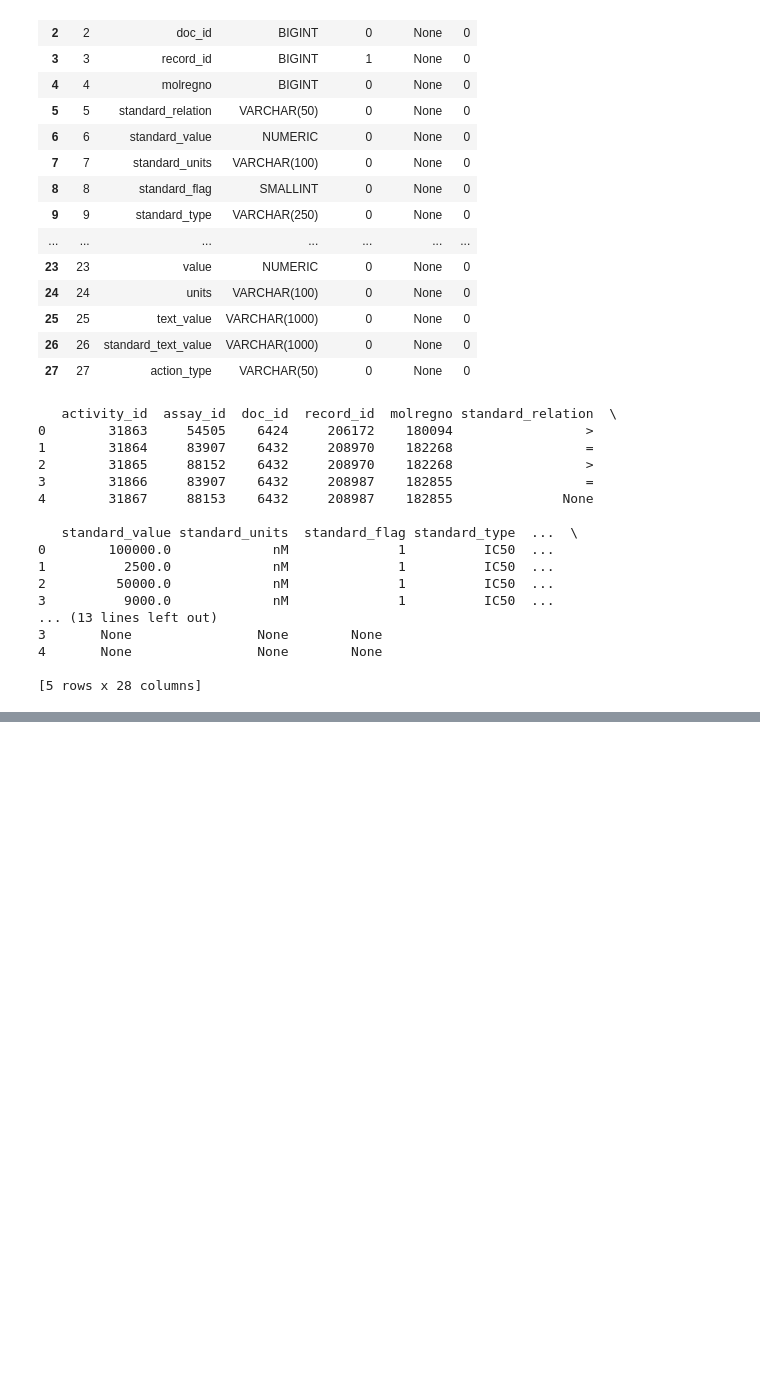
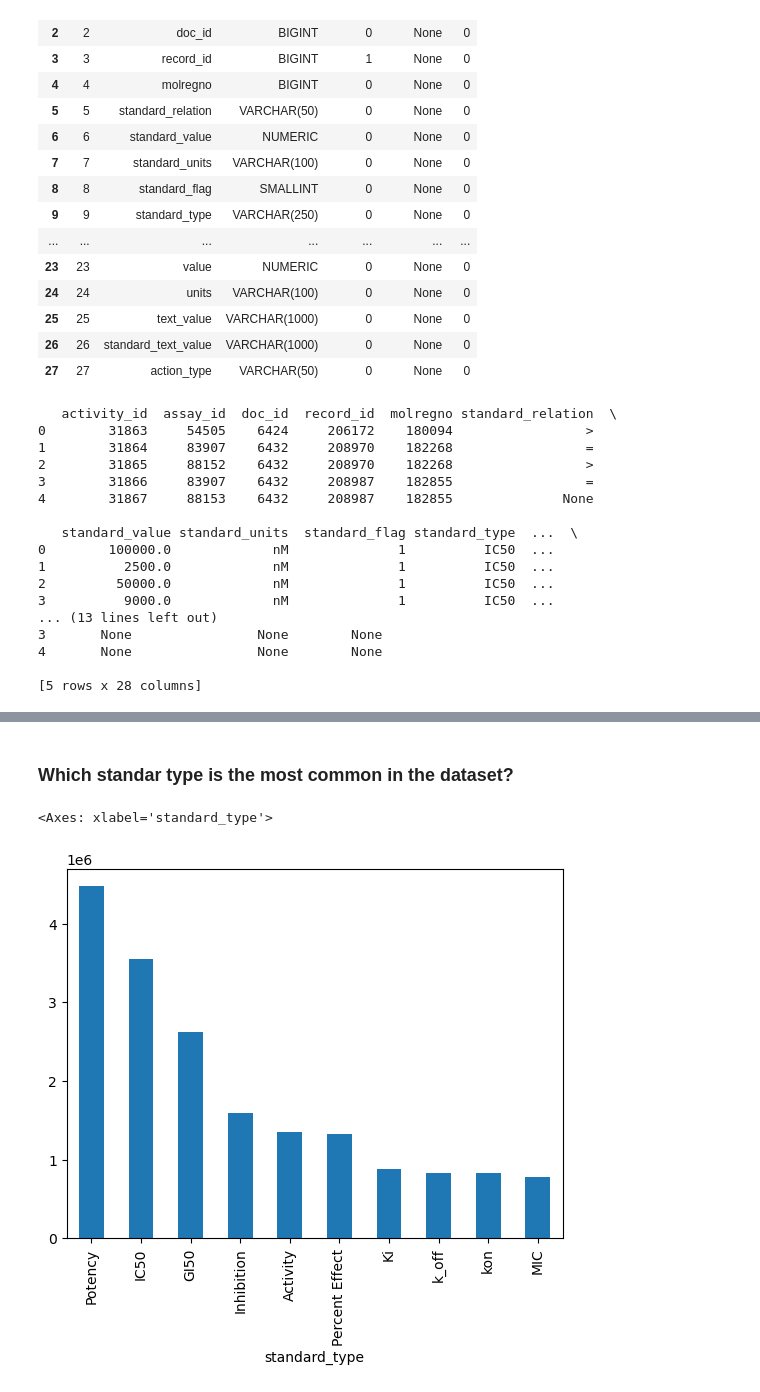
Before and after one commit to mberdakin/chembl-bioactivity-prediction, a Jupyter notebook: notebooks/01_chembl_schema_exploration.ipynb.ipynb, the cells around one changed output, grey strips where cells are left out. Cells and saved outputs as stored; diff of their text form; code cells hidden in the pictures; blank space fills up the shorter version.

```diff
--- a/notebooks/01_chembl_schema_exploration.ipynb.ipynb
+++ b/notebooks/01_chembl_schema_exploration.ipynb.ipynb
@@ -83,0 +261,18 @@ print(df)
+# %% [markdown]
+### Which standar type is the most common in the dataset?
+# %%
+query= """
+SELECT
+standard_type,
+COUNT(*) as n
+FROM activities
+GROUP BY standard_type
+ORDER BY n DESC
+LIMIT 10;"""
+
+df = pd.read_sql(query, conn)
+#df.head()
+df.plot.bar(x="standard_type", y="n", legend=False)
+# %% [output]
+<Axes: xlabel='standard_type'>
+[figure, added]
```
Also changed, not shown: parts of 17 cells of this notebook.
